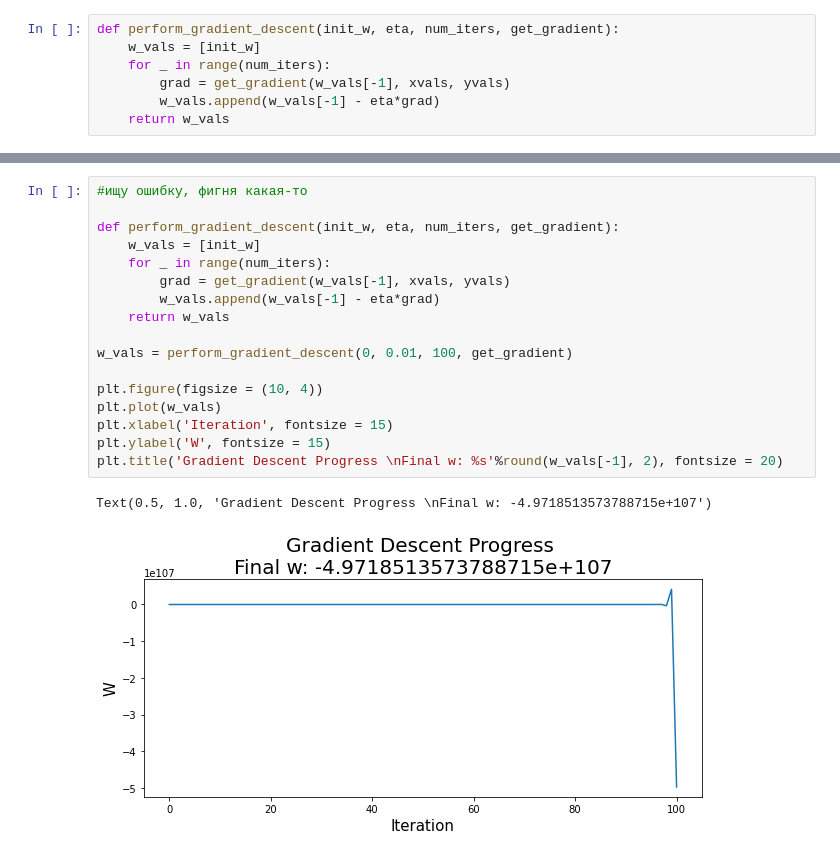
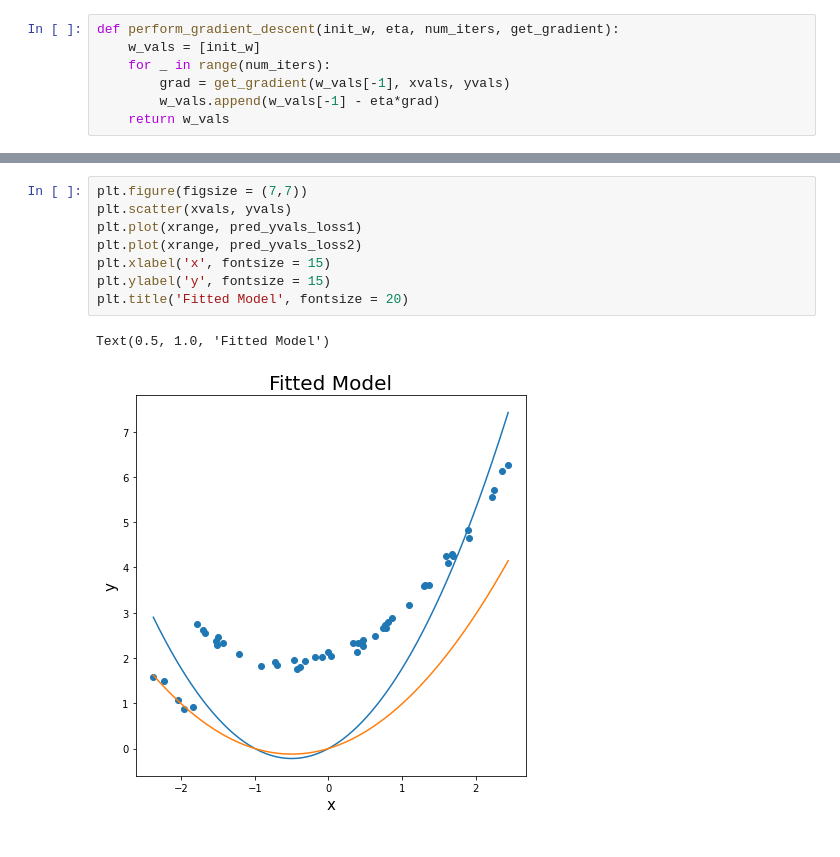
Before and after one commit to vdvorian/gradientDescent, a Jupyter notebook: gradient descent 1.ipynb, the cells around one changed output, grey strips where cells are left out. Drawn from its saved outputs; the diff is of its cells as text.

```diff
--- a/gradient descent 1.ipynb
+++ b/gradient descent 1.ipynb
@@ -238,20 +190,11 @@ Text(0.5, 1.0, 'Gradient')
-# %%
-#ищу ошибку, фигня какая-то
-
-def perform_gradient_descent(init_w, eta, num_iters, get_gradient):
-    w_vals = [init_w]
-    for _ in range(num_iters):
-        grad = get_gradient(w_vals[-1], xvals, yvals)
-        w_vals.append(w_vals[-1] - eta*grad)
-    return w_vals
-
-w_vals = perform_gradient_descent(0, 0.01, 100, get_gradient)
-
-plt.figure(figsize = (10, 4))
-plt.plot(w_vals)
-plt.xlabel('Iteration', fontsize = 15)
-plt.ylabel('W', fontsize = 15)
-plt.title('Gradient Descent Progress \nFinal w: %s'%round(w_vals[-1], 2), fontsize = 20)
-# %% [output]
-Text(0.5, 1.0, 'Gradient Descent Progress \nFinal w: -4.9718513573788715e+107')
-[figure, removed]
+# %%
+plt.figure(figsize = (7,7))
+plt.scatter(xvals, yvals)
+plt.plot(xrange, pred_yvals_loss1)
+plt.plot(xrange, pred_yvals_loss2)
+plt.xlabel('x', fontsize = 15)
+plt.ylabel('y', fontsize = 15)
+plt.title('Fitted Model', fontsize = 20)
+# %% [output]
+Text(0.5, 1.0, 'Fitted Model')
+[figure, added]
```
Also changed, not shown: parts of 13 cells of this notebook.
